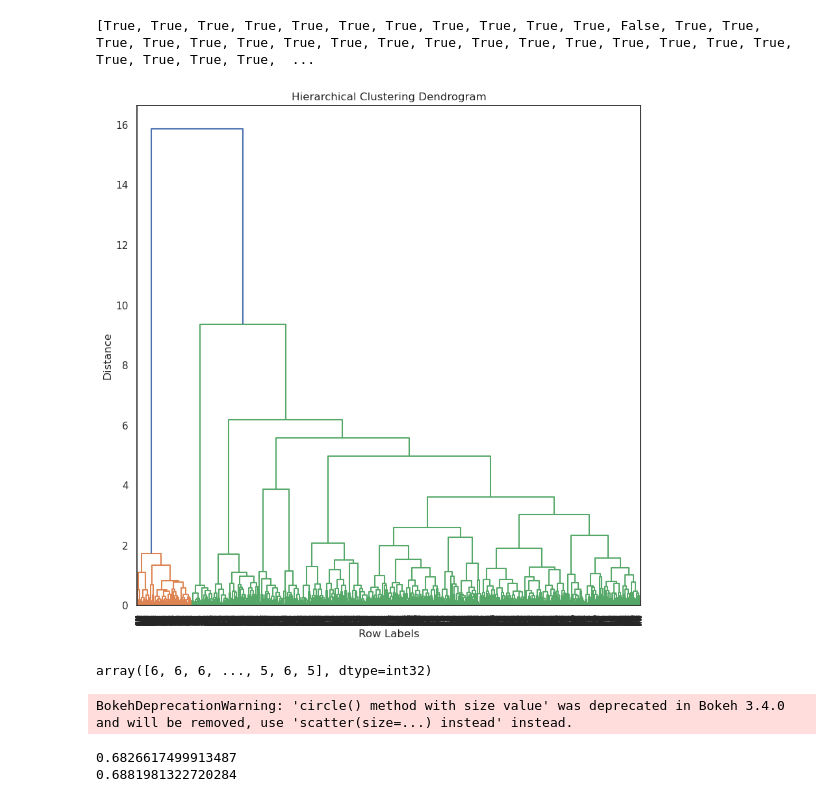
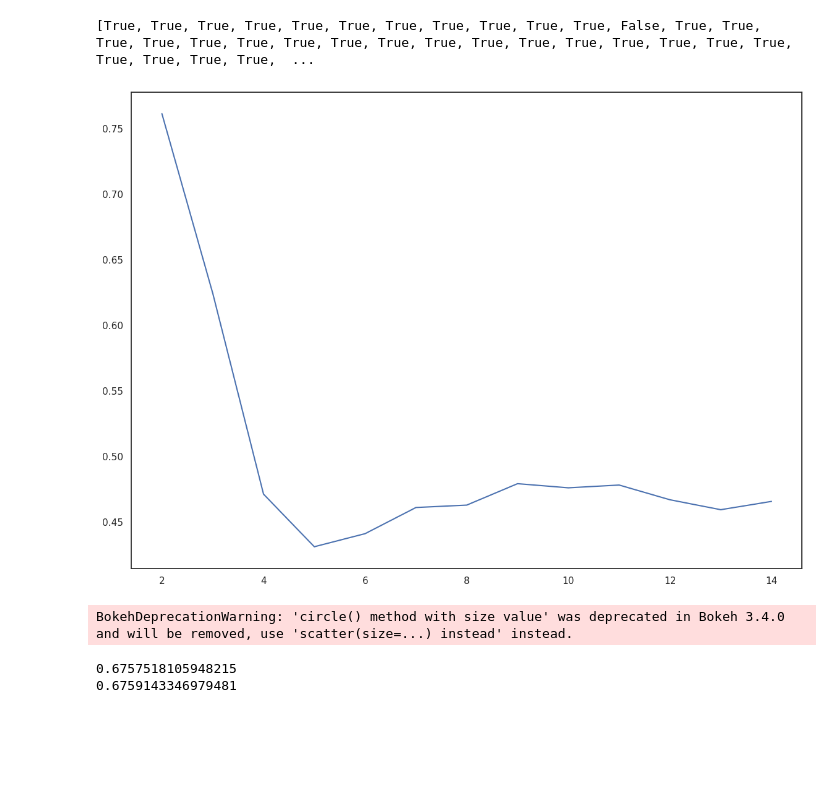
Before and after one commit to njm94/innate-behaviors, a Jupyter notebook: python/cluster_behavior.ipynb, the cells around one changed output. Drawn from its saved outputs; the diff is of its cells as text; code cells hidden in the pictures; blank space fills up the shorter version.

```diff
--- a/python/cluster_behavior.ipynb
+++ b/python/cluster_behavior.ipynb
@@ -410,22 +422,24 @@ clustered = [True if any(i>0.5) else False for i in gmm_probs]
 # %%
 distance_matrix = pdist(embedding, metric='euclidean')
 Z = linkage(distance_matrix, method='average')
+num_clusters = 7
+dend_labels = fcluster(Z, num_clusters, criterion='maxclust')
-# %%
-plt.figure(figsize=(10, 10))  # Set the figure size
-dendrogram(Z)
-plt.title('Hierarchical Clustering Dendrogram')
-plt.xlabel('Row Labels')
-plt.ylabel('Distance')
-plt.show()
-# %% [output]
-[figure, removed]
 # %%
-num_clusters = 6 # For example, if you want 6 clusters
-dend_labels = fcluster(Z, num_clusters, criterion='maxclust')
+# from sklearn.metrics import pairwise_distances_argmin_min
+x = []
+overall_silhouette = []
+for i in range(2,15,1):
+    num_clusters = i
+    dend_labels = fcluster(Z, num_clusters, criterion='maxclust')
+    overall_silhouette.append(silhouette_score(embedding, dend_labels))
+    x.append(num_clusters)
+    # distances = pairwise_distances_argmin_min(embedding, demd+
+
+plt.figure()
+plt.plot(x, overall_silhouette)
+plt.show()
+# %% [output]
+[figure, added]
-# %%
-dend_labels
-# %% [output]
-array([6, 6, 6, ..., 5, 6, 5], dtype=int32)
 # %%
 cols = []
 for i,lab in enumerate(dend_labels):
@@ -461,5 +481,5 @@ AMI = adjusted_mutual_info_score(labelMap, dend_labels)
 print(ARI)
 print(AMI)
 # %% [output]
-0.6826617499913487
-0.6881981322720284
+0.6757518105948215
+0.6759143346979481
```
Also changed, not shown: parts of 10 cells of this notebook, 8 other files.
